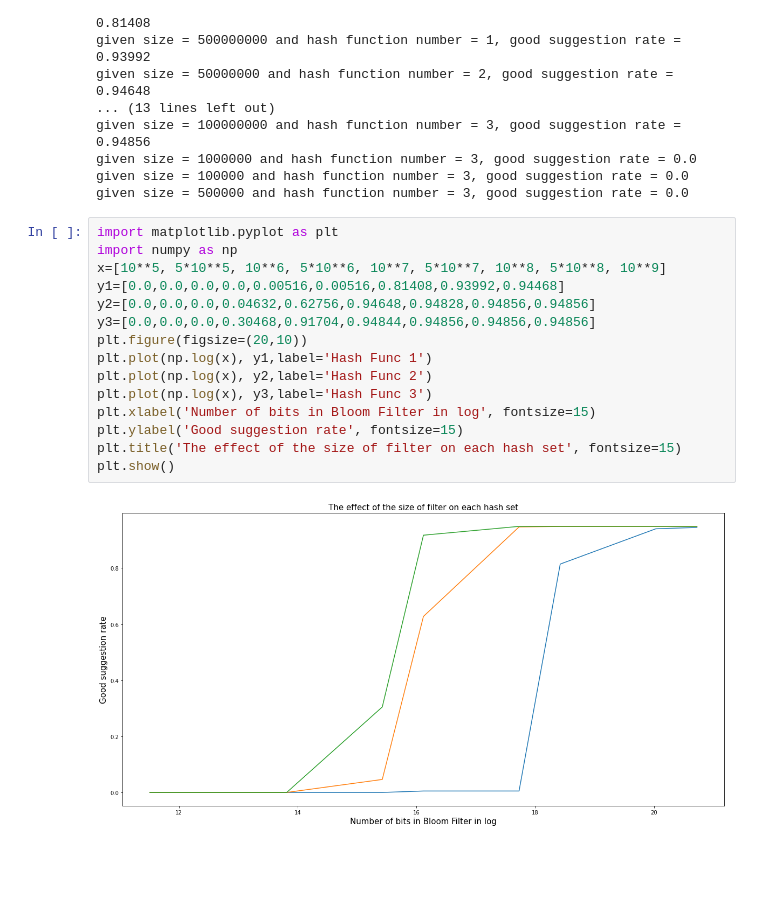
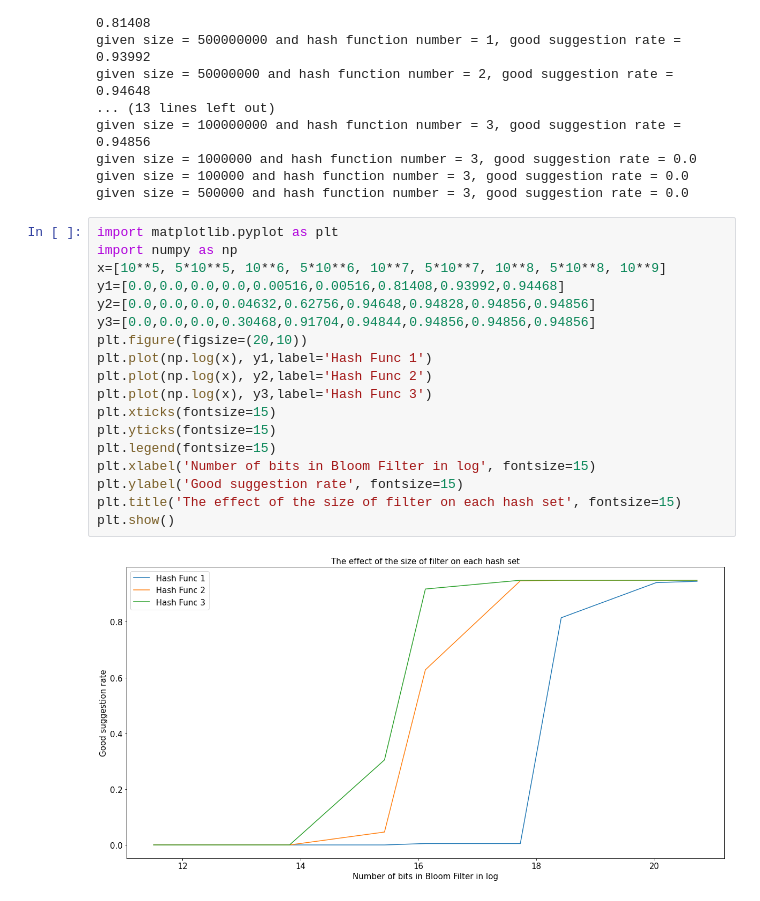
Before and after one commit to amaurea1998/BIS634, a Jupyter notebook: HW2/EX2.ipynb, the cells around one changed output. Saved outputs shown, nothing was run; the diff lists cells and outputs as text; blank space fills up the shorter version.

```diff
--- a/HW2/EX2.ipynb
+++ b/HW2/EX2.ipynb
@@ -168,17 +168,20 @@ given size = 500000 and hash function number = 3, good suggestion rate = 0.0
 # %%
 import matplotlib.pyplot as plt
 import numpy as np
 x=[10**5, 5*10**5, 10**6, 5*10**6, 10**7, 5*10**7, 10**8, 5*10**8, 10**9]
 y1=[0.0,0.0,0.0,0.0,0.00516,0.00516,0.81408,0.93992,0.94468]
 y2=[0.0,0.0,0.0,0.04632,0.62756,0.94648,0.94828,0.94856,0.94856]
 y3=[0.0,0.0,0.0,0.30468,0.91704,0.94844,0.94856,0.94856,0.94856]
 plt.figure(figsize=(20,10))
 plt.plot(np.log(x), y1,label='Hash Func 1')
 plt.plot(np.log(x), y2,label='Hash Func 2')
 plt.plot(np.log(x), y3,label='Hash Func 3')
+plt.xticks(fontsize=15)
+plt.yticks(fontsize=15)
+plt.legend(fontsize=15)
 plt.xlabel('Number of bits in Bloom Filter in log', fontsize=15)
 plt.ylabel('Good suggestion rate', fontsize=15)
 plt.title('The effect of the size of filter on each hash set', fontsize=15)
 plt.show()
 # %% [output]
-[figure, old version]
+[figure, new version]
```
Also changed, not shown: 1 other file.
